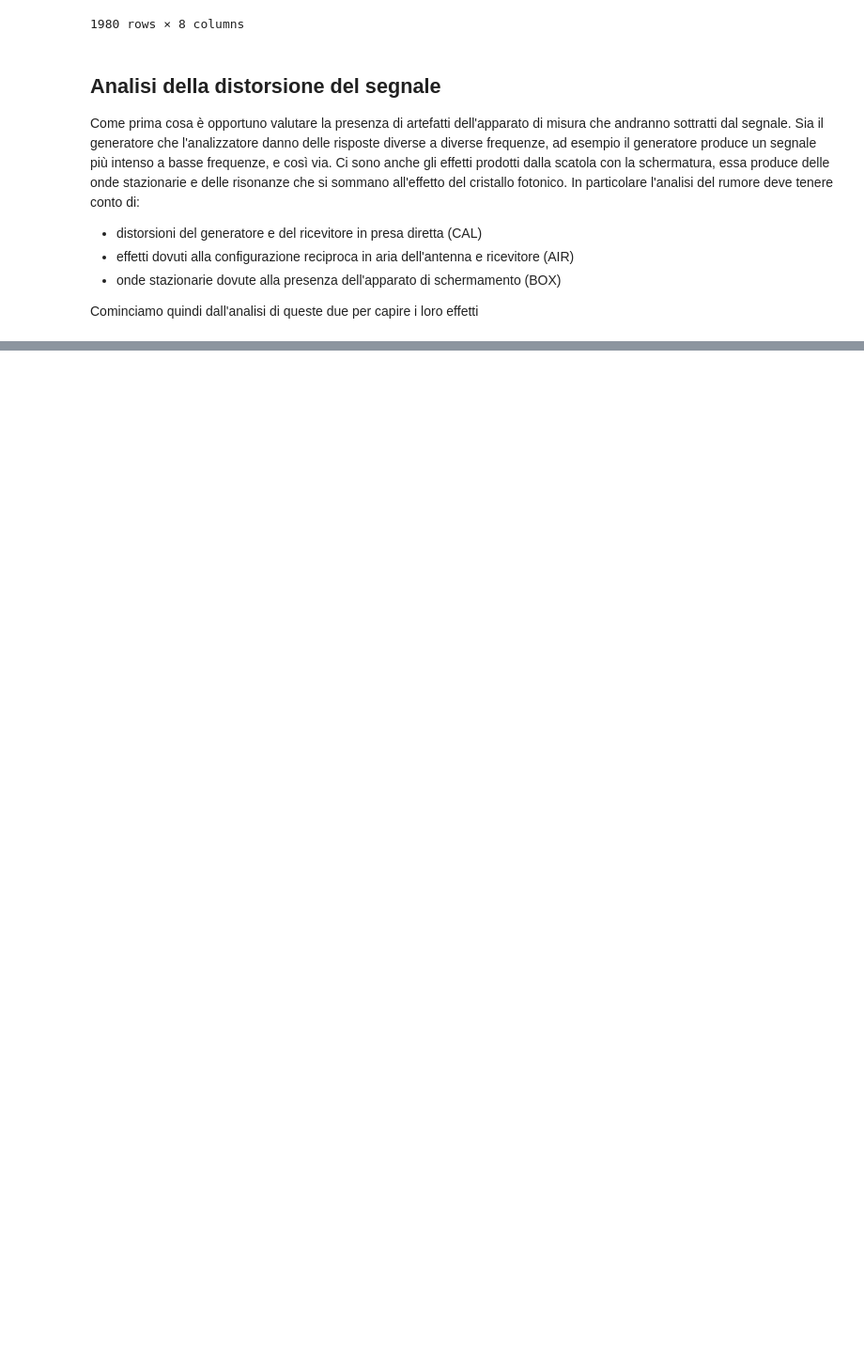
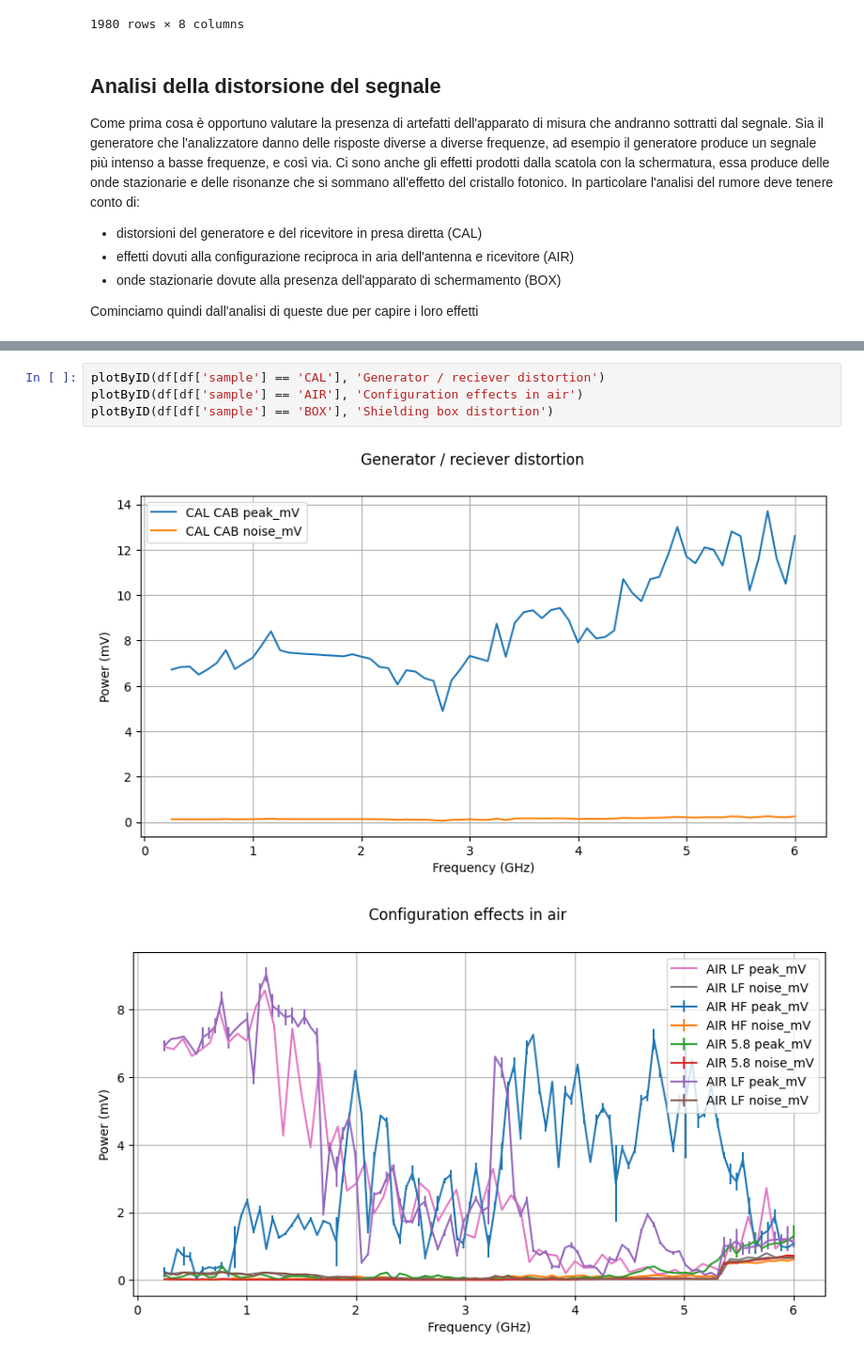
Before and after one commit to zar-hub/onlineRepo, a Jupyter notebook: notebook.ipynb, the cells around one changed output, grey strips where cells are left out. Shown at 94% size. Saved outputs shown, nothing was run; the diff lists cells and outputs as text; blank space fills up the shorter version.

```diff
--- a/notebook.ipynb
+++ b/notebook.ipynb
@@ -93,0 +64,7 @@ calibration_effects('BOX', 'Shielding box distortion')
+# %%
+plotByID(df[df['sample'] == 'CAL'], 'Generator / reciever distortion')
+plotByID(df[df['sample'] == 'AIR'], 'Configuration effects in air')
+plotByID(df[df['sample'] == 'BOX'], 'Shielding box distortion')
+# %% [output]
+[figure, added]
+[figure, added]
```
Also changed, not shown: parts of 6 cells of this notebook, 31 other files.
